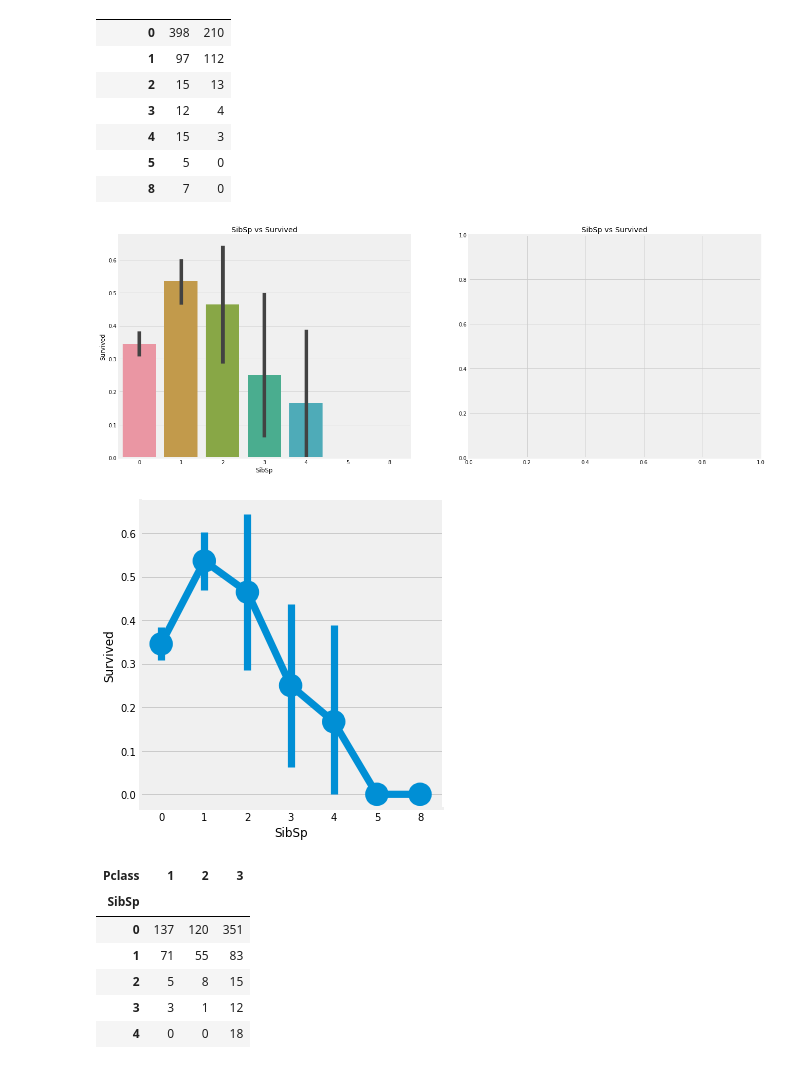
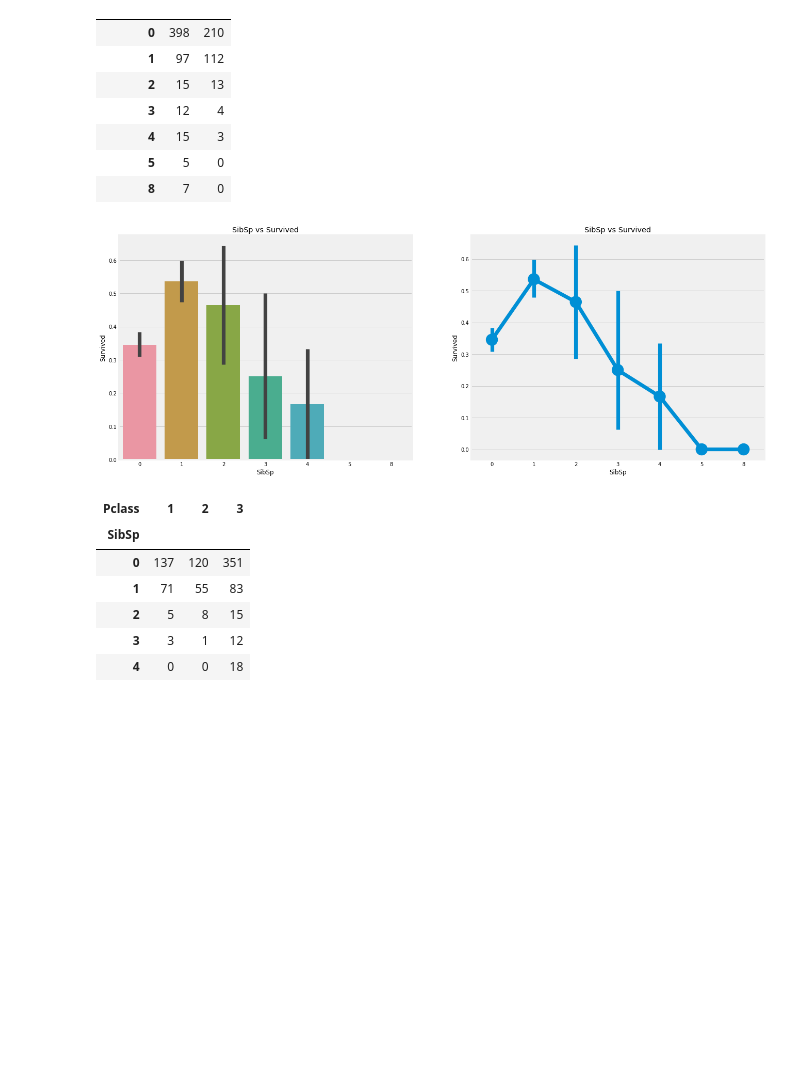
Before and after one commit to RealMyeong/aiffel_kaggle_study, a Jupyter notebook: dietanic-homework.ipynb, the cells around one changed output. Cells and saved outputs as stored; diff of their text form; code cells hidden in the pictures; blank space fills up the shorter version.

```diff
--- a/dietanic-homework.ipynb
+++ b/dietanic-homework.ipynb
@@ -389,14 +389,12 @@ pd.crosstab([data.SibSp], data.Survived).style.background_gradient(cmap='summer_
 # %%
 f, ax=plt.subplots(1, 2, figsize=(20,8))
 sns.barplot('SibSp', 'Survived', data=data, ax=ax[0])
 ax[0].set_title('SibSp vs Survived')
-sns.factorplot('SibSp', 'Survived', data=data, ax=ax[1])
+sns.pointplot('SibSp', 'Survived', data=data, ax=ax[1])
 ax[1].set_title('SibSp vs Survived')
-
 plt.show()
 # %% [output]
-[figure, old version]
+[figure, new version]
-[figure, removed]
 # %%
 pd.crosstab(data.SibSp, data.Pclass).style.background_gradient(cmap='summer_r')
 # %% [output]
```
Also changed, not shown: parts of 9 cells of this notebook.
